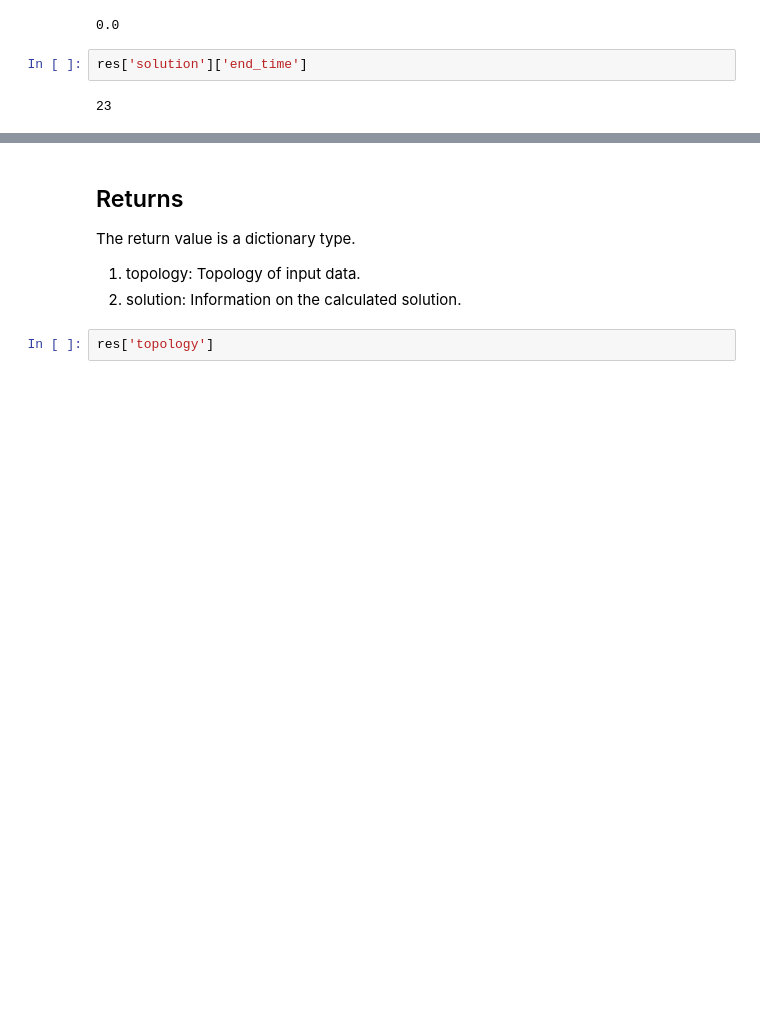
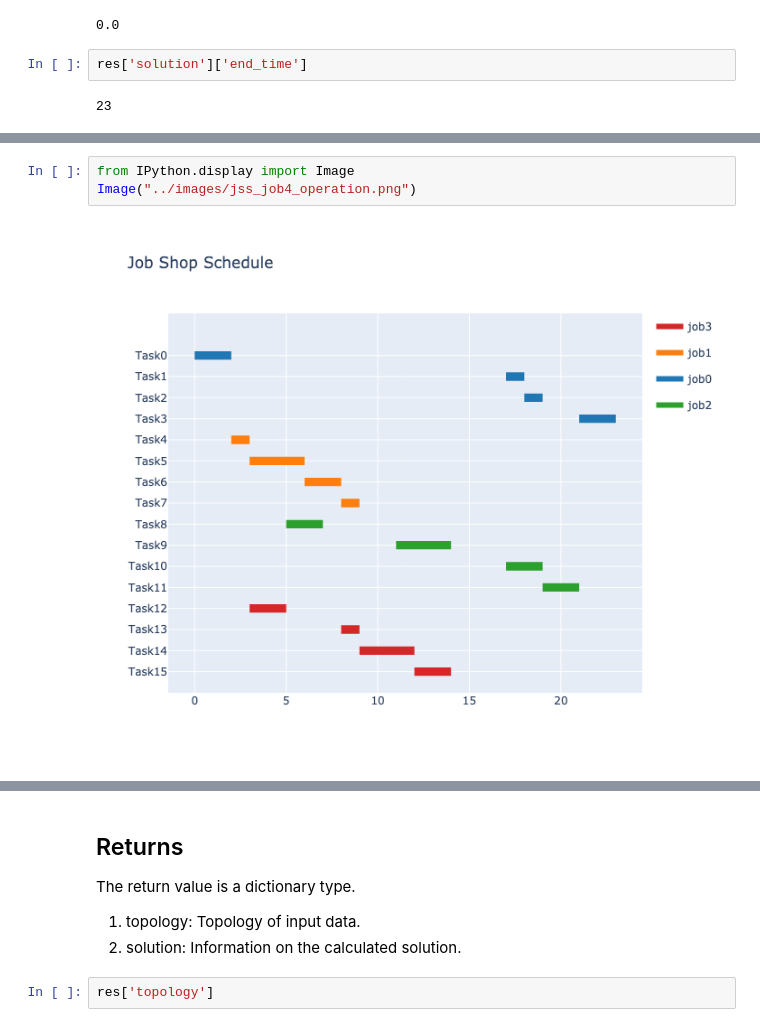
Before and after one commit to kanekou/PxI4JSS, a Jupyter notebook: example/example.ipynb, the cells around one changed output, grey strips where cells are left out. Drawn from its saved outputs; the diff is of its cells as text; blank space fills up the shorter version.

Commit message:
fix Image output method

```diff
--- a/example/example.ipynb
+++ b/example/example.ipynb
@@ -98,0 +99,5 @@ resources exec time: {'m0': 10, 'm1': 11, 'm2': 9}
+# %%
+from IPython.display import Image
+Image("../images/jss_job4_operation.png")
+# %% [output]
+[figure, added]
```
Also changed, not shown: parts of 6 cells of this notebook, 3 other files.
